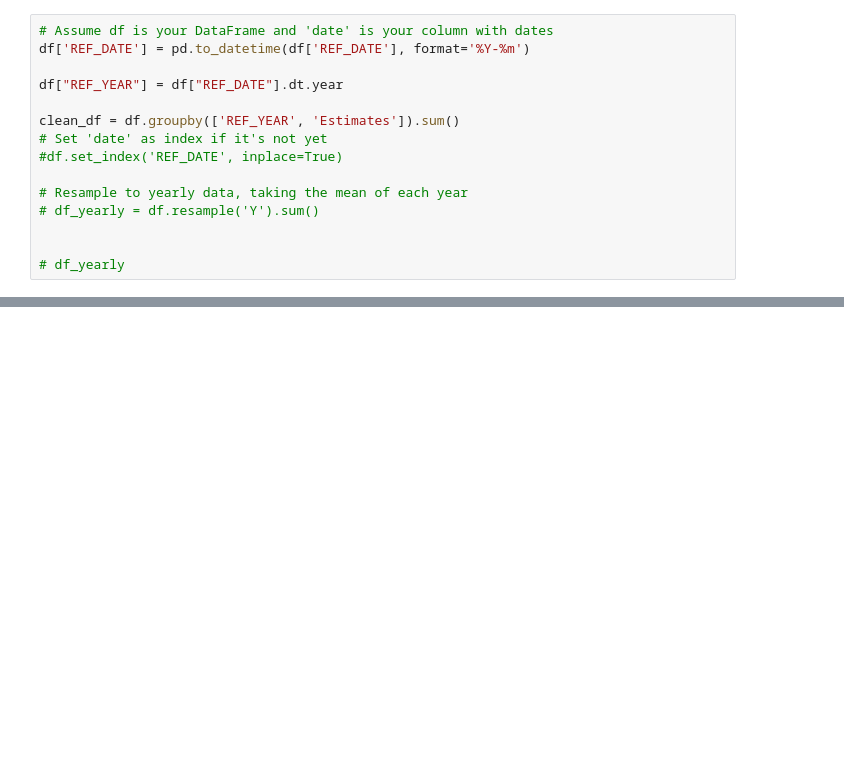
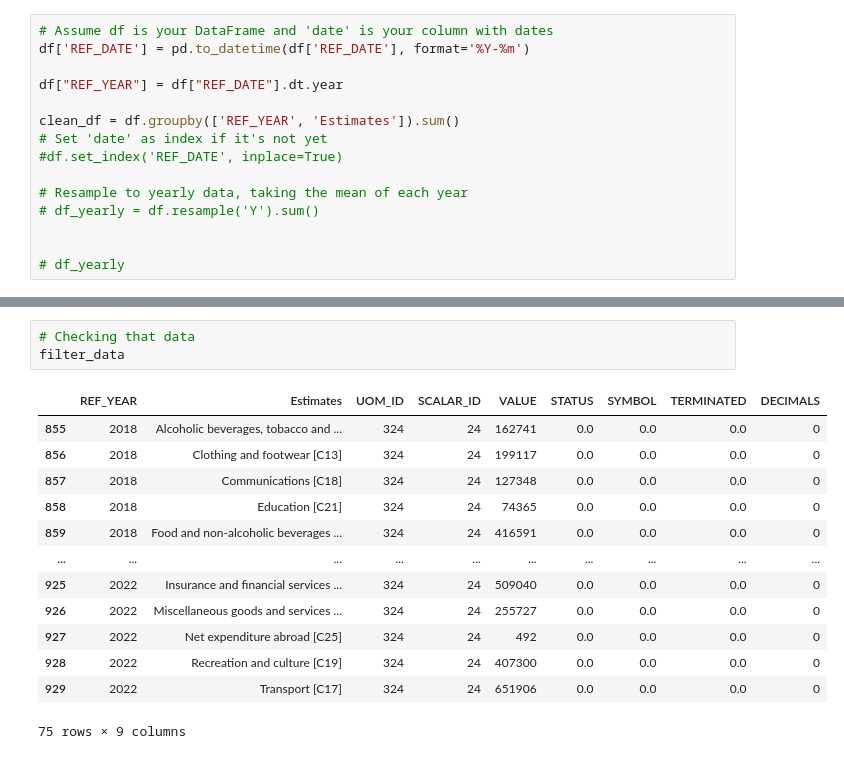
Before and after one commit to zRandgris/project1, a Jupyter notebook: TheProject.ipynb, the cells around one changed output, grey strips where cells are left out. Drawn from its saved outputs; the diff is of its cells as text; blank space fills up the shorter version.

```diff
--- a/TheProject.ipynb
+++ b/TheProject.ipynb
@@ -57,0 +60,17 @@ clean_df
+# %%
+# Checking that data
+filter_data
+# %% [output]
+|  | REF_YEAR | Estimates | UOM_ID | SCALAR_ID | VALUE | STATUS | SYMBOL | TERMINATED | DECIMALS |
+| 855 | 2018 | Alcoholic beverages, tobacco and ... | 324 | 24 | 162741 | 0.0 | 0.0 | 0.0 | 0 |
+| 856 | 2018 | Clothing and footwear [C13] | 324 | 24 | 199117 | 0.0 | 0.0 | 0.0 | 0 |
+| 857 | 2018 | Communications [C18] | 324 | 24 | 127348 | 0.0 | 0.0 | 0.0 | 0 |
+| 858 | 2018 | Education [C21] | 324 | 24 | 74365 | 0.0 | 0.0 | 0.0 | 0 |
+| 859 | 2018 | Food and non-alcoholic beverages ... | 324 | 24 | 416591 | 0.0 | 0.0 | 0.0 | 0 |
+| ... | ... | ... | ... | ... | ... | ... | ... | ... | ... |
+| 925 | 2022 | Insurance and financial services ... | 324 | 24 | 509040 | 0.0 | 0.0 | 0.0 | 0 |
+| 926 | 2022 | Miscellaneous goods and services ... | 324 | 24 | 255727 | 0.0 | 0.0 | 0.0 | 0 |
+| 927 | 2022 | Net expenditure abroad [C25] | 324 | 24 | 492 | 0.0 | 0.0 | 0.0 | 0 |
+| 928 | 2022 | Recreation and culture [C19] | 324 | 24 | 407300 | 0.0 | 0.0 | 0.0 | 0 |
+| 929 | 2022 | Transport [C17] | 324 | 24 | 651906 | 0.0 | 0.0 | 0.0 | 0 |
+75 rows × 9 columns
```
Also changed, not shown: parts of 32 cells of this notebook.
